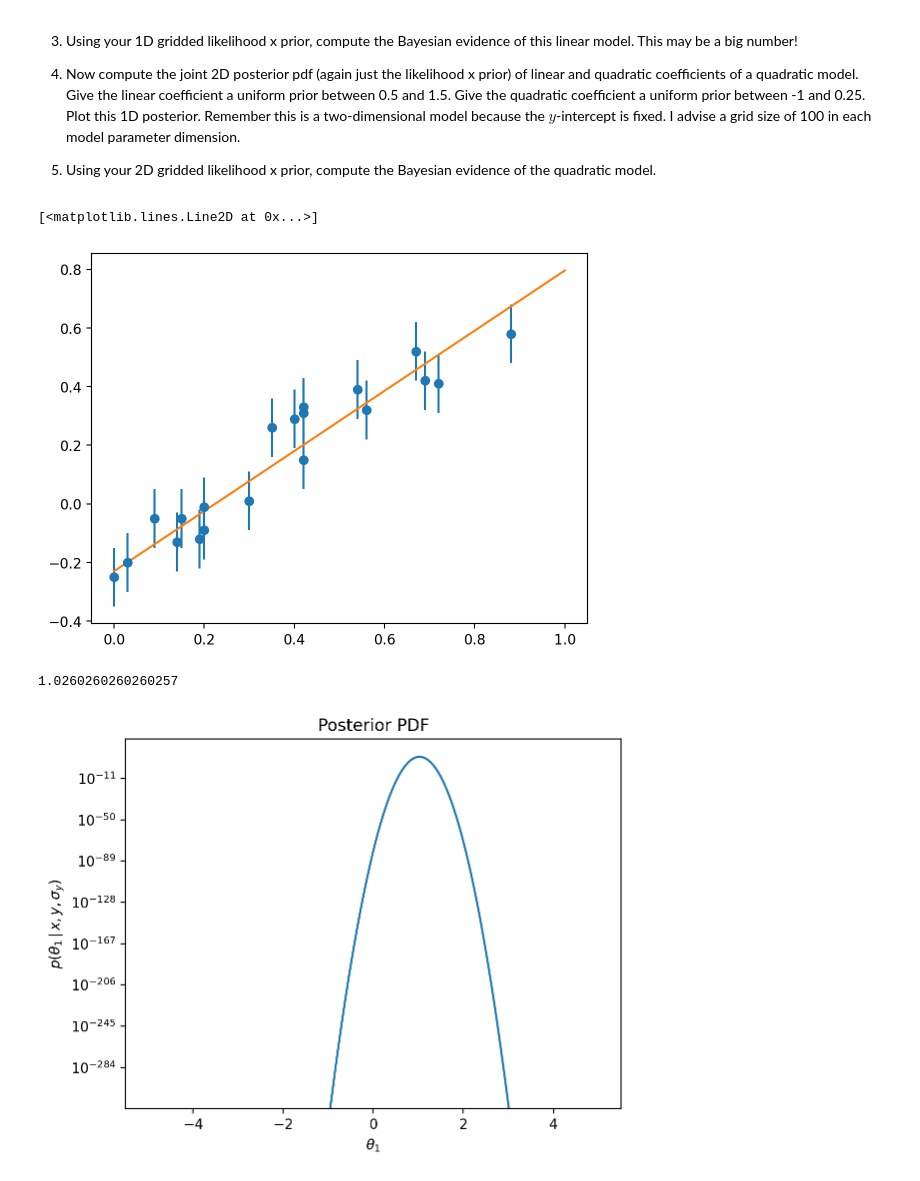
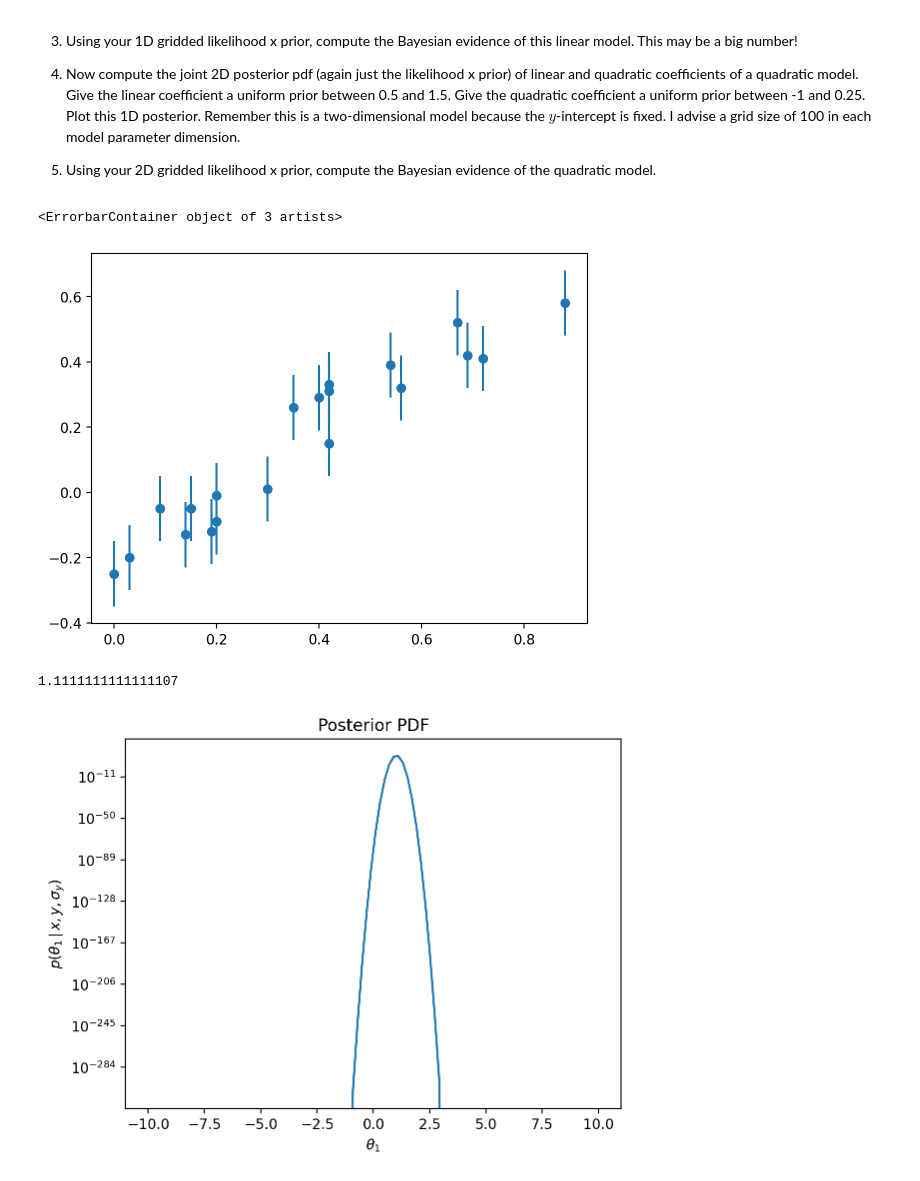
Before and after one commit to agupta-umiss/phys629-fall-2023, a Jupyter notebook: student_folders/arindam_sharma/phys629_f23_hw8_ArindamSharma.ipynb, the cells around one changed output. Saved outputs shown, nothing was run; the diff lists cells and outputs as text; code cells hidden in the pictures.

```diff
--- a/student_folders/arindam_sharma/phys629_f23_hw8_ArindamSharma.ipynb
+++ b/student_folders/arindam_sharma/phys629_f23_hw8_ArindamSharma.ipynb
@@ -59,37 +59,40 @@ import pandas as pd
 # %%
 #1
 
 data = np.load('../../homeworks/hw_data/hw8_data.npy')
 x, y, sigma_y = data
-
 xgrid = np.linspace(0,1,100)
 plt.errorbar(x, y, yerr=sigma_y, fmt='o')
-plt.plot(xgrid, th0 + xgrid * th1_arr[maxidx])
 # %% [output]
-[<matplotlib.lines.Line2D at 0x...>]
+<ErrorbarContainer object of 3 artists>
-[figure, old version]
+[figure, new version]
 # %%
 #2
 
 def prior1D(theta, loc=1, scale=1):
     return 1/scale
 
-def Lvec(th1_arr, data, model=polynomial_fit):
+def Lvec(th_arr, data, model=polynomial_fit):
     try:
-        L_arr = np.zeros(len(th1_arr))
-        for i, th1 in enumerate(th1_arr):
+        L_arr = np.zeros(len(th_arr))
+        for i, th1 in enumerate(th_arr):
             theta = (th0, th1)
             L_arr[i] = L(theta, data, model)
 
+
     except:
-
-        L_arr = L(th1_arr, data, model)
+        theta = (th0, th_arr)
+        L_arr = L(theta, data, model)
 
     return L_arr
 
-def postvec(th1_arr):
-    res = Lvec(th1_arr, data, model=polynomial_fit)  * (prior1D(th1_arr))
+def postvec(th_arr):
+    res = Lvec(th_arr, data, model=polynomial_fit)  * (prior1D(th_arr))
     return res
+
+#Parameters
+th0 = -0.23
+th1_arr = np.linspace(-10,10,100)
 
 post_arr = postvec(th1_arr)
 
@@ -101,7 +104,7 @@ plt.title('Posterior PDF')
 maxidx = np.argsort(post_arr)[-1]
 th1_arr[maxidx]
 # %% [output]
-1.0260260260260257
+1.1111111111111107
-[figure, old version]
+[figure, new version]
 # %%
 #2
```
Also changed, not shown: parts of 5 cells of this notebook.
